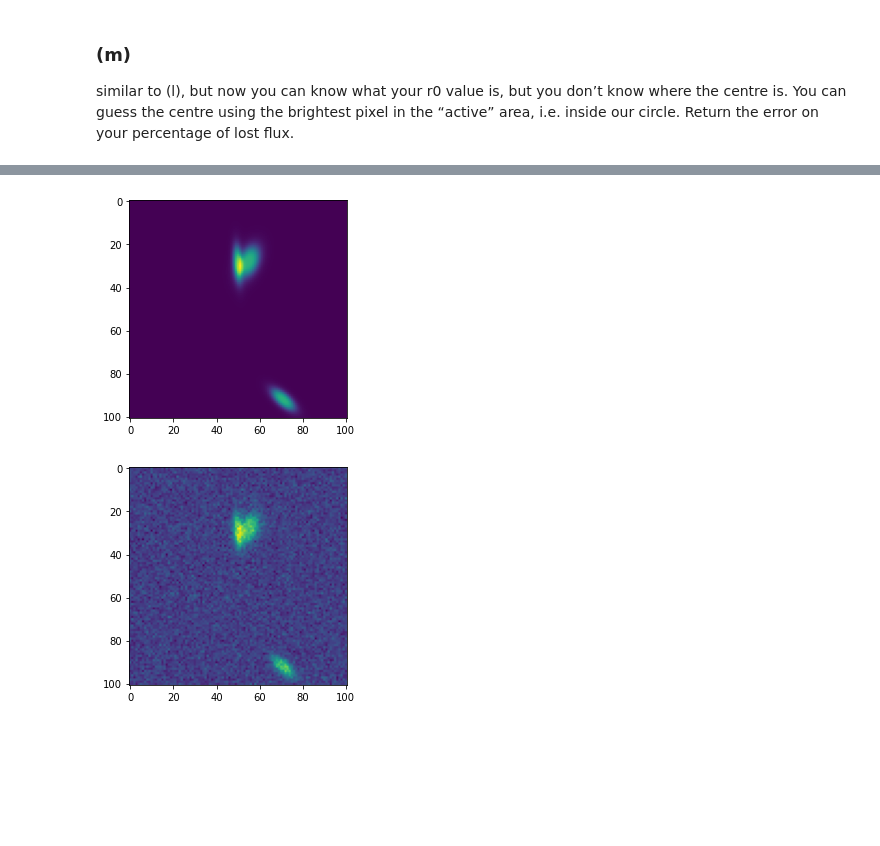
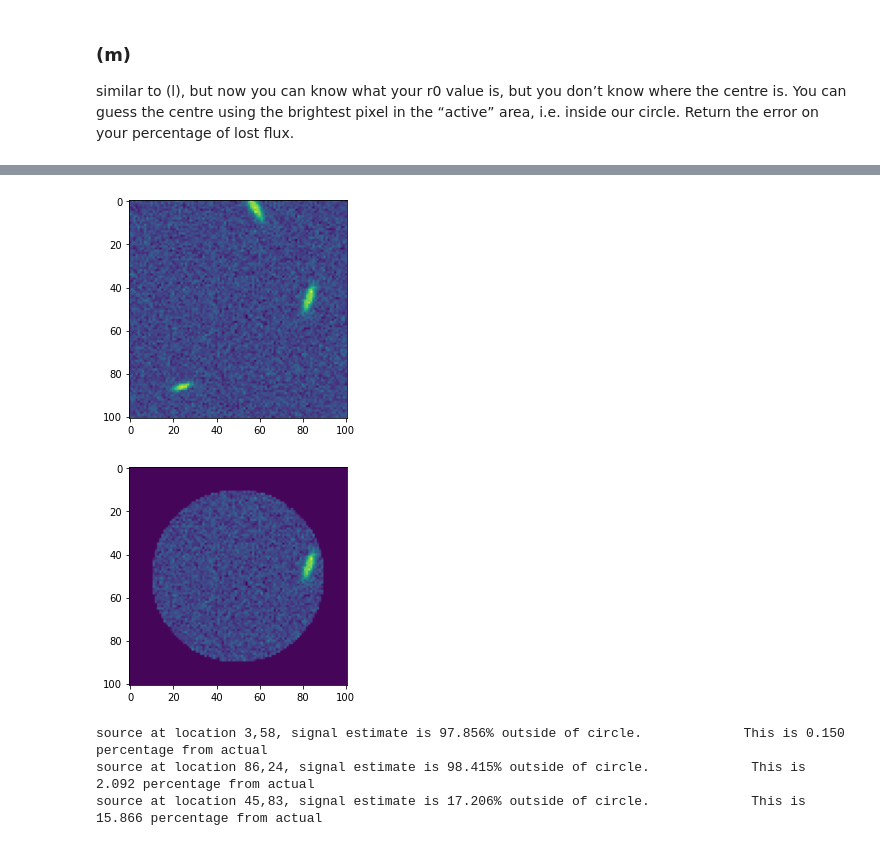
Before and after one commit to TobyWallage/PythonAssessment, a Jupyter notebook: Assessment.ipynb, the cells around one changed output, grey strips where cells are left out. Cells and saved outputs as stored; diff of their text form; code cells hidden in the pictures; blank space fills up the shorter version.

Commit message:
FINALLY GOT ELLIPTICAL BETA MODEL :D

```diff
--- a/Assessment.ipynb
+++ b/Assessment.ipynb
@@ -533,23 +533,30 @@ repeat steps (j) through (m), but this using an elliptical beta model
 # %%
-#this is about as close as i got to elliptical beta profile thing but they all have identical angle
+#actually got elliptical beta model to work!  :D
 class EllipticalBetaSource:
-    def __init__(self, x=None,y=None, r_0=3,s_0=10):
+    def __init__(self, x=None,y=None, r_0=None,s_0=10):
         #if x and y undefined, randomly generated.
         if x is None:
             x = np.random.randint(0,101)
         if y is None:
             y = np.random.randint(0,101)
+        if r_0 is None:
+            r_0 = 1 + (4 * np.random.rand()) #generate random float between 1 and 5
+
         self.x = x
         self.y = y
         self.r_0 = r_0
         self.s_0 = s_0
-        self.a = 0.5+(np.random.rand() * 3)#semi-major axis
-        self.b = 0.5+(np.random.rand() * 3)#semi-minor axis
+        #self.a = 0.5+(np.random.rand() * 3)#semi-major axis
+        #self.b = 0.5+(np.random.rand() * 3)#semi-minor axis
+        self.a = 3
+        self.b = 1
         self.angle = np.pi * np.random.rand()
         self._calc_elliptical_beta_models()
 
+
+
     def _calc_elliptical_beta_models(self):
-        def beta_model(x,y, center, r_0, s_0):
+        def elliptical_beta_model(x,y, center, r_0, s_0):
             x_0,y_0 = center
             x_prime = (x-x_0)*np.cos(self.angle) - (y-y_0)*np.sin(self.angle)
             y_prime = (x-x_0)*np.sin(self.angle) + (y-y_0)*np.cos(self.angle)
@@ -557,45 +564,78 @@ class EllipticalBetaSource:
             a,b = self.a, self.b
             r = ((x_prime/a)**2 + (y_prime/b)**2)/2
             #r = np.sqrt(((x-x_0)/a)**2 + ((y-y_0)/b)**2)
 
             val = s_0 * np.power(1 + (r/r_0)**2,-1.5)
             return val
 
         self.signal = np.fromfunction(
-            lambda x, y: beta_model(x,y,(self.x, self.y),self.r_0, self.s_0),
+            lambda x, y: elliptical_beta_model(x,y,(self.x, self.y),self.r_0, self.s_0),
             (101,101)
         )
 
 
     def check_location(self):
         #this should be identical to gaussian
         radius = (self.x-50)**2 + (self.y-50)**2
         if (40-10)**2 < radius < 40**2:
             return 'near edge'
         if radius > 40**2:
             return 'outside'
         return 'middle'
 
     def calc_percent_masked(self, mask):
         masked_volume = np.sum(mask * self.signal)
-        '''
-        in polar, dA = rdr dtheta
-        where theta would be angle
-        circularly symetric so will become
-        dA = 2pi r dr
-        '''
-        def integrand(r):
-            dA = 2 * np.pi * r
-            val = self.s_0 * np.power(1 + (r/self.r_0)**2,-1.5)*dA
-            return val
-        volume , err = quad(integrand, 0, np.inf)
+        volume = np.sum(self.signal)
         return masked_volume/volume
 
+    def calc_unknown_r_percent(self, mask):
+        def beta_model(x,y, center, r_0, s_0):
+            x_0,y_0 = center
+            x_prime = (x-x_0)*np.cos(self.angle) - (y-y_0)*np.sin(self.angle)
+            y_prime = (x-x_0)*np.sin(self.angle) + (y-y_0)*np.cos(self.angle)
+
+            a,b = self.a, self.b
+            r = ((x_prime/a)**2 + (y_prime/b)**2)/2
+            #r = np.sqrt(((x-x_0)/a)**2 + ((y-y_0)/b)**2)
+
+            val = s_0 * np.power(1 + (r/r_0)**2,-1.5)
+            return val
+        masked_volume = np.sum(mask * self.signal)
+
+        volume_estimate = np.sum(np.fromfunction(lambda x, y: beta_model(x,y,(self.x, self.y),3, self.s_0),(101,101)))
+        estimate = masked_volume/volume_estimate
+        actual = self.calc_percent_masked(mask)#this uses the actual r_0 value
+        return (estimate,actual)
+
+#randomized r_0
 beta_model_image = Image(source_locations=[EllipticalBetaSource() for i in range(3)])
 
-beta_model_image.display_sources()
+#beta_model_image.display_sources()
 beta_model_image.display_with_background()
 beta_model_image.display_with_mask()
+beta_model_image.calc_unknown_r()
+
+#unknow location
+beta_model_image = Image(source_locations=[EllipticalBetaSource() for i in range(3)])
+
+brightest = np.unravel_index(np.argmax(beta_model_image.image_with_mask), beta_model_image.image_with_mask.shape)
+predicted_source_image = Image(source_locations=[EllipticalBetaSource(x=brightest[0], y = brightest[1])])
+
+#beta_model_image.display_sources()
+beta_model_image.display_with_background()
+beta_model_image.display_with_mask()
+predicted_source_image.display_sources()
+print("predicted percentage")
+predicted_source_image.calc_percentages()
+print("actual percentage of all sources")
+beta_model_image.calc_percentages()
+
+#This is probably close enough
+#angle is still randomized, what i could do it draw a smaller mask around the detected location then find the next brightest pixel
+#the angle from a line joining the two pixels to the horizontal axis could then estimate the angle.
 # %% [output]
-[figure, old version]
+[figure, new version]
-[figure, old version]
+[figure, new version]
+source at location 3,58, signal estimate is 97.856% outside of circle.             This is 0.150 percentage from actual
+source at location 86,24, signal estimate is 98.415% outside of circle.             This is 2.092 percentage from actual
+source at location 45,83, signal estimate is 17.206% outside of circle.             This is 15.866 percentage from actual
```
Also changed, not shown: parts of 3 cells of this notebook.
